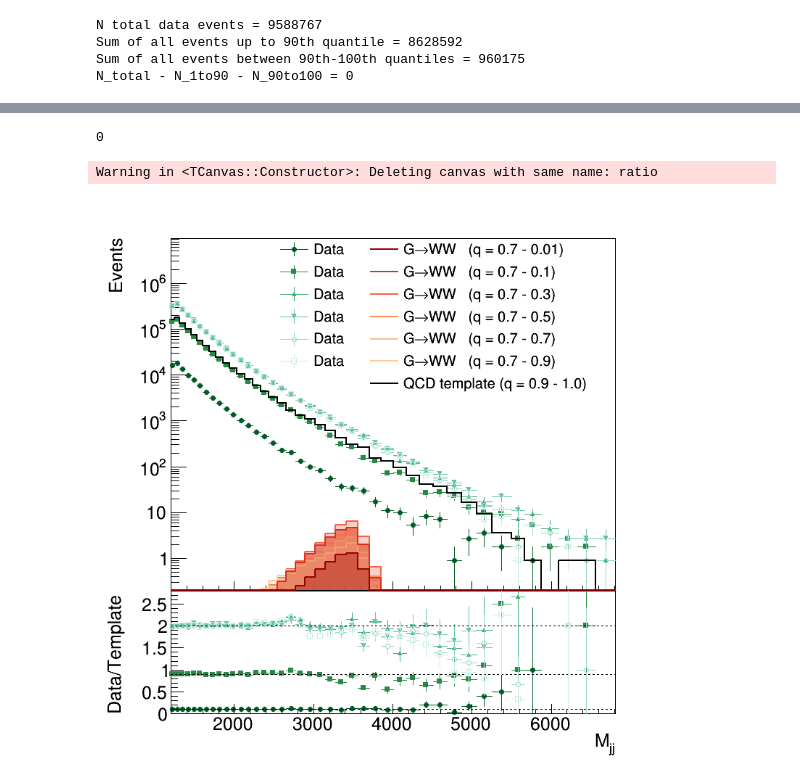
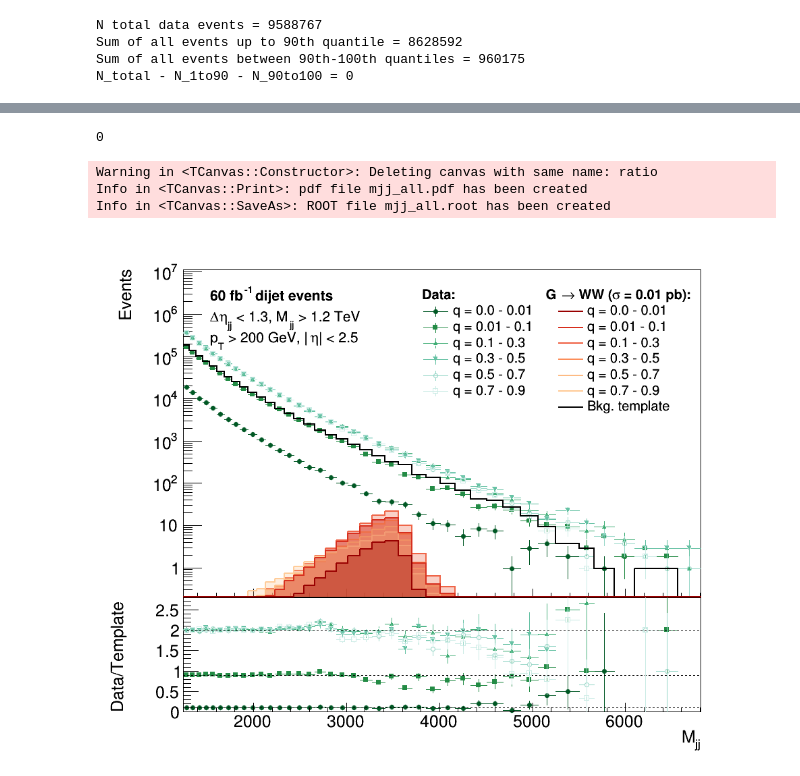
Before and after one commit to mpp-hep/gof_tests, a Jupyter notebook: gof.ipynb, the cells around one changed output, grey strips where cells are left out. Drawn from its saved outputs; the diff is of its cells as text; code cells hidden in the pictures.

Commit message:
plot cosmetics

```diff
--- a/gof.ipynb
+++ b/gof.ipynb
@@ -88,6 +86,3 @@ for key in sorted(columns.keys()):
     #Remove those events from dataset and continue to next quantile
     qcd = qcd[qcd[:,columns[key]] == 0]
     sig = sig[sig[:,columns[key]] == 0]
-# %%
-for key in sorted(columns.keys()):
-    print(datas_sig_acc[key][0])
@@ -101,6 +89,6 @@ for key in sorted(columns.keys()):
 # %%
 #Define binning
-bin_edges = np.array([1200,1246,1313,1383,1455,1530, #bin_edges = np.array([1126,1181,1246,1313,1383,1455,1530,
+bin_edges = np.array([1246,1313,1383,1455,1530, #bin_edges = np.array([1126,1181,1246,1313,1383,1455,1530,
                       1607,1687,1770,1856,1945,2037,2132,
                       2231,2332,2438,2546,2659,2775,2895,
                       3019,3147,3279,3416,3558,3704,3854,
@@ -121,7 +109,7 @@ for i,key in enumerate(sorted(datas_qcd_acc.keys())):
     else:
        lower_bound = 0.0
     plt.hist(datas_qcd_acc[key],bins=bin_edges,label='Data accept (q = {}-{})'.format(lower_bound,key),histtype='step', linewidth=1, facecolor='none', edgecolor=mapcolors[i],fill=True)
-    plt.hist(datas_sig_acc[key],bins=bin_edges,label='Data accept (q = {}-{})'.format(lower_bound,key),histtype='step', linewidth=1, facecolor='none', edgecolor=mapcolors[i],fill=True)
+    plt.hist(datas_sig_acc[key],bins=bin_edges,label='Signal accept (q = {}-{})'.format(lower_bound,key),histtype='step', linewidth=1, facecolor='none', edgecolor=mapcolors[i],fill=True)
 plt.legend( loc='upper right',frameon=False)
 plt.yscale('log')
 # %% [output]
@@ -146,13 +134,18 @@ N_total - N_1to90 - N_90to100 = 0
 # Fill histograms using dijet binning
 axis_title = ['M_{jj}','Events']
 
-background_hist_template = rt.TH1D('background_rej','background_rej',n_bins,bin_edges.astype('float'))
-# signal_hist_template     = rt.TH1D('signal_rej'    ,'signal_rej'    ,n_bins,bin_edges.astype('float'))
+background_hist_template = rt.TH1D('background_hist_template','background_hist_template',n_bins,bin_edges.astype('float'))
 rtnp.fill_hist(background_hist_template, qcd_template, weights=None)
-# rtnp.fill_hist(signal_hist_template    , sig_template, weights=None)
 background_hist_template.Scale(scale_qcd)
 background_hist_template.SetStats(0)
 background_hist_template.Sumw2()
+
+signal_hist_template     = rt.TH1D('signal_rej'    ,'signal_rej'    ,n_bins,bin_edges.astype('float'))
+rtnp.fill_hist(signal_hist_template    , sig_template, weights=None)
+signal_hist_template.Scale(scale_sig)
+signal_hist_template.SetStats(0)
+signal_hist_template.Sumw2()
+
 # signal_hist_template.SetStats(0)
 # signal_hist_template.Sumw2()
 
@@ -272,14 +264,14 @@ Warning in <TCanvas::Constructor>: Deleting canvas with same name: c
 # %%
 # Do ratio
 
-c_out = rt.TCanvas("ratio", "", 800, 800)
+c_out = rt.TCanvas("ratio", "", 1000, 800)
 pad1 = rt.TPad("pad1", "pad1", 0, 0.3, 1, 1.0)
 pad1.SetBottomMargin(0.001)
 pad1.SetLeftMargin(0.13)
 # pad1.SetGridx()
 pad1.Draw()
 pad1.cd()
-leg = rt.TLegend(0.31, 0.5, 0.85, 0.9)
+leg = rt.TLegend(0.48, 0.5, 0.89, 0.85)
 leg.SetNColumns(2)
 leg.SetTextSize(0.05)
 leg.SetBorderSize(0)
@@ -288,23 +280,32 @@ leg.SetFillStyle(0)
 background_hist_template.Draw('HIST')
 background_hist_template.SetTitle("")
 background_hist_template.SetMinimum(0.2)
-background_hist_template.SetMaximum(qcd_tot.shape[0])
+background_hist_template.SetMaximum(qcd_tot.shape[0]*1.2)
 background_hist_template.GetYaxis().SetLabelSize(0.05)
 background_hist_template.GetYaxis().SetTitleSize(0.05)
 # signal_hist_template    .Draw('same HIST')
-
+leg.SetTextSize (0.03)
+leg.SetTextFont( 62 )
+leg.SetHeader('Data:                        G #rightarrow WW (#sigma = 0.01 pb):')
+leg.SetTextSize (0.03)
+leg.SetTextFont( 42 )
 for i,key in enumerate(sorted(histos_data.keys())):
+    if i > 0:
+        lower_bound = sorted(histos_data.keys())[i-1]
+    else:
+       lower_bound = 0.0
     histos_data[key].Draw('pez same')
     histos_signal[key].Draw('HIST same')
-    leg.AddEntry(histos_data[key], 'Data    ', 'lep')
-    leg.AddEntry(histos_signal[key], 'G#rightarrowWW   (q = {} - {})'.format(lower_bound,key), 'l')
+    leg.AddEntry(histos_data[key]  , 'q = {} - {}'.format(lower_bound,key), 'lep')
+    leg.AddEntry(histos_signal[key], 'q = {} - {}'.format(lower_bound,key), 'l')
 background_hist_template.Draw('same HIST')
 histos_signal[0.1].Draw('HIST same')
 histos_signal[0.01].Draw('HIST same')
 leg.SetTextSize(0.04)
 leg.AddEntry(None , '', '')
-leg.AddEntry(background_hist_template , 'QCD template (q = 0.9 - 1.0)', 'l')
+leg.AddEntry(background_hist_template , 'Bkg. template', 'l')
 leg.Draw('same')
+
 pad1.SetLogy()
 pad1.SetTitle('')
 
@@ -339,34 +340,48 @@ for i,key in enumerate(sorted(histos_data.keys())):
         data_hist_ratio[key].GetYaxis().SetTitleOffset(0.5)
         data_hist_ratio[key].GetYaxis().SetTitleSize(0.12)
         data_hist_ratio[key].GetYaxis().SetLabelSize(0.12)
         data_hist_ratio[key].GetYaxis().SetNdivisions(506)
         data_hist_ratio[key].GetXaxis().SetNdivisions(506)
         data_hist_ratio[key].GetXaxis().SetTitleOffset(0.95)
         data_hist_ratio[key].GetXaxis().SetTitleSize(0.12)
         data_hist_ratio[key].GetXaxis().SetLabelSize(0.12)
         data_hist_ratio[key].GetXaxis().SetTickSize(0.07)
     else:
         data_hist_ratio[key].Draw('pez same')
 
 
     tline[key] = rt.TLine(min_bin, (key-lower_bound)/0.1, max_bin, (key-lower_bound)/0.1)
     tline[key].SetLineColor(rt.kBlack)
     tline[key].SetLineStyle(rt.kDashed)
     tline[key].Draw('same')
 
 # sig_hist_ratio = signal_hist_acc.Clone('signal_hist_ratio')
 # sig_hist_ratio.SetTitle('')
 # sig_hist_ratio.Sumw2()
 # sig_hist_ratio.Divide(signal_hist_rej)
 # sig_hist_ratio.binning = bin_edges
 # data_hist_ratio.Scale(data_hist_rej.Integral()/data_hist_acc.Integral())
 
 # sig_hist_ratio.Draw('pez same')
-
+c_out.cd()
+latex = rt.TLatex()
+latex.SetNDC ()
+latex.SetTextSize (0.03)
+latex.SetTextFont( 62 )
+latex.DrawLatex (0.17 ,0.87 , "60 fb^{-1} dijet events")
+latex.SetTextSize (0.03)
+latex.SetTextFont( 42 )
+latex.DrawLatex(0.17 ,0.83 , "#Delta#eta_{jj} < 1.3, M_{jj} > 1.2 TeV")
+latex.DrawLatex(0.17 ,0.79 , "p_{T} > 200 GeV, |#eta| < 2.5")
+c_out.Update()
 c_out.Draw()
+c_out.SaveAs('mjj_all.pdf')
+c_out.SaveAs('mjj_all.root')
 # %% [output]
 0
 Warning in <TCanvas::Constructor>: Deleting canvas with same name: ratio
+Info in <TCanvas::Print>: pdf file mjj_all.pdf has been created
+Info in <TCanvas::SaveAs>: ROOT file mjj_all.root has been created
-[figure, old version]
+[figure, new version]
 # %%
 # set up workspace
```
Also changed, not shown: parts of 15 cells of this notebook.
